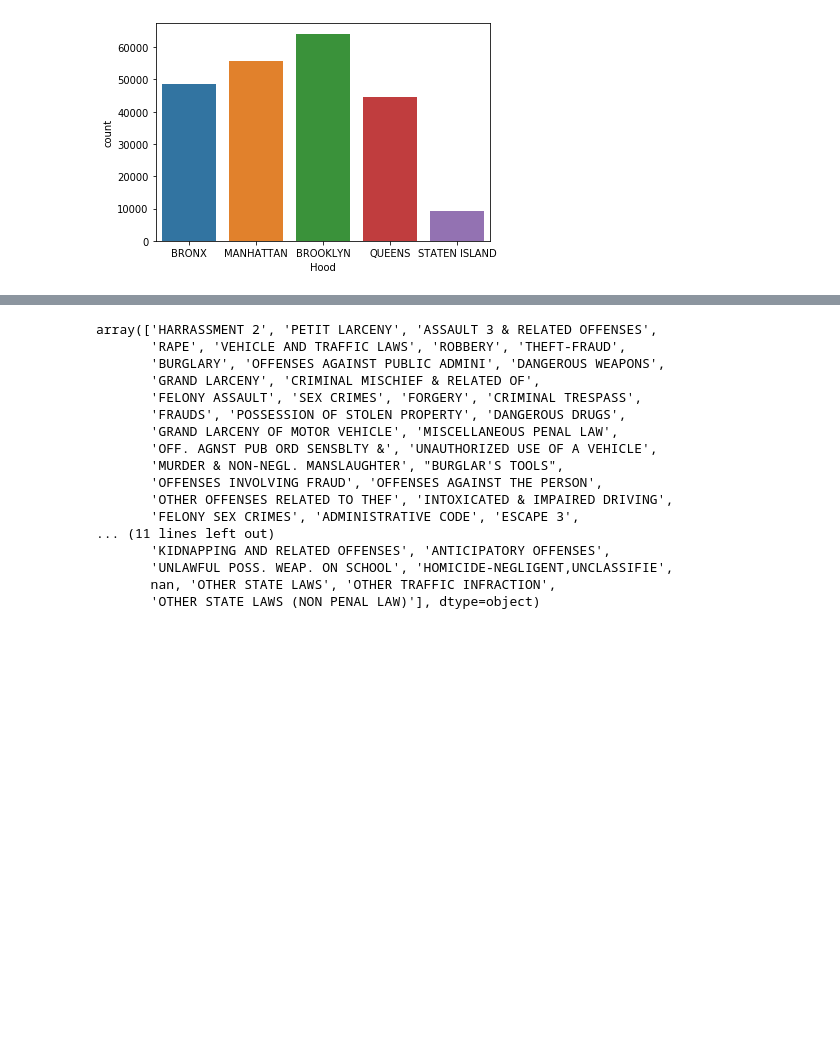
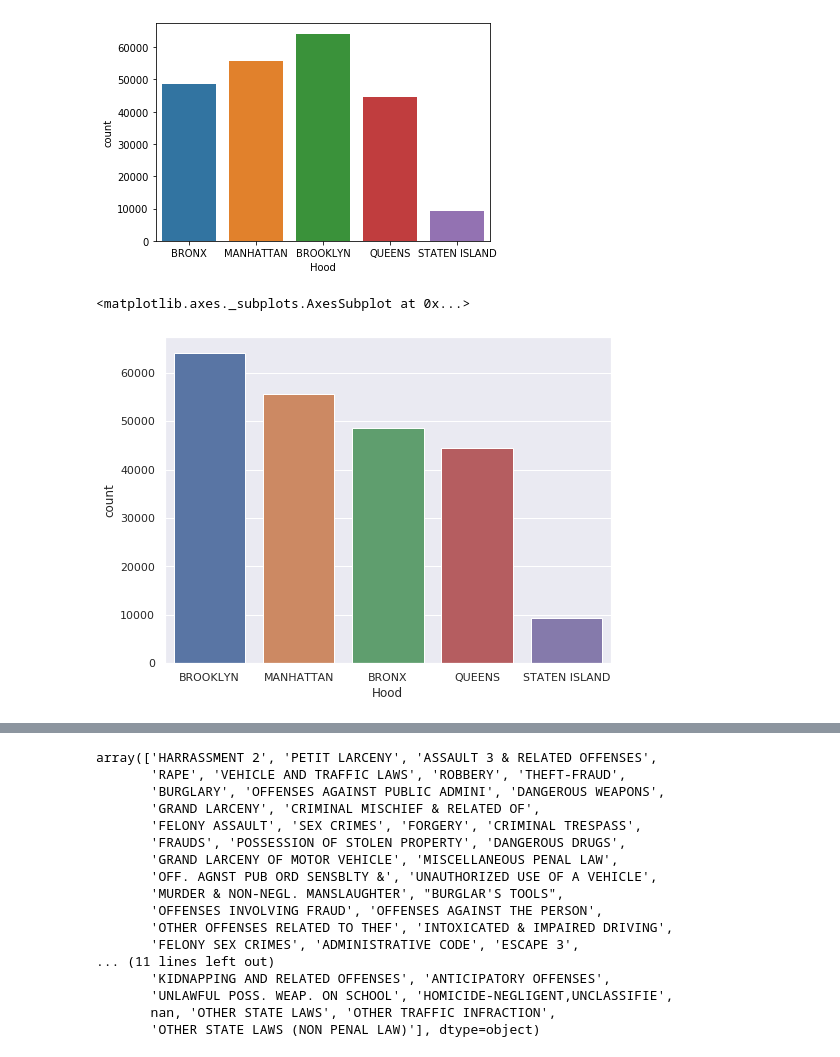
Before and after one commit to ta-data-bcn/Project-Week-5-Your-Own-Project, a Jupyter notebook: your-project/Complaints data analysis.ipynb, the cells around one changed output, grey strips where cells are left out. Saved outputs shown, nothing was run; the diff lists cells and outputs as text; code cells hidden in the pictures; blank space fills up the shorter version.

```diff
--- a/your-project/Complaints data analysis.ipynb
+++ b/your-project/Complaints data analysis.ipynb
@@ -45,3 +45,10 @@ sns.countplot(complaints_hood['Hood'])
 # %% [output]
 <matplotlib.axes._subplots.AxesSubplot at 0x...>
 [figure]
+# %%
+# Order the plot in descending order and set the figure size
+sns.set(rc={'figure.figsize':(8,6)})
+sns.countplot(complaints_hood['Hood'], order=complaints_hood['Hood'].value_counts().index)
+# %% [output]
+<matplotlib.axes._subplots.AxesSubplot at 0x...>
+[figure, added]
```
Also changed, not shown: parts of 5 cells of this notebook.
